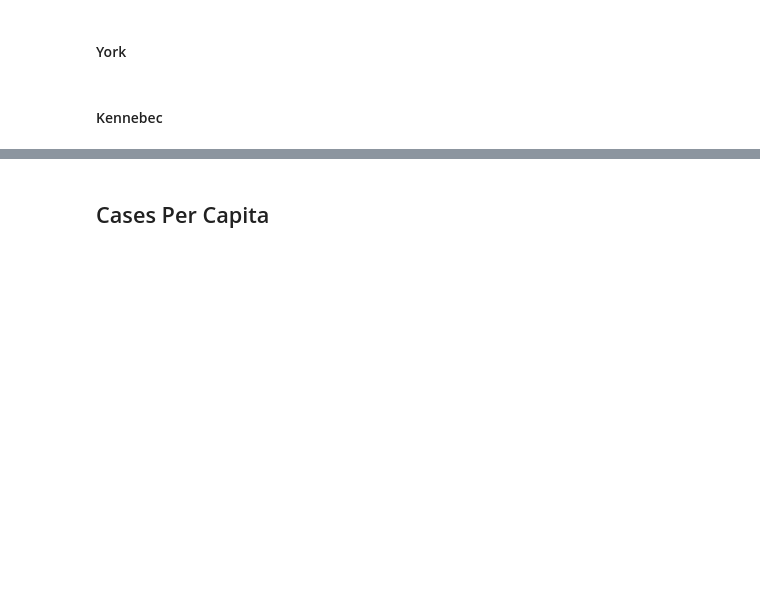
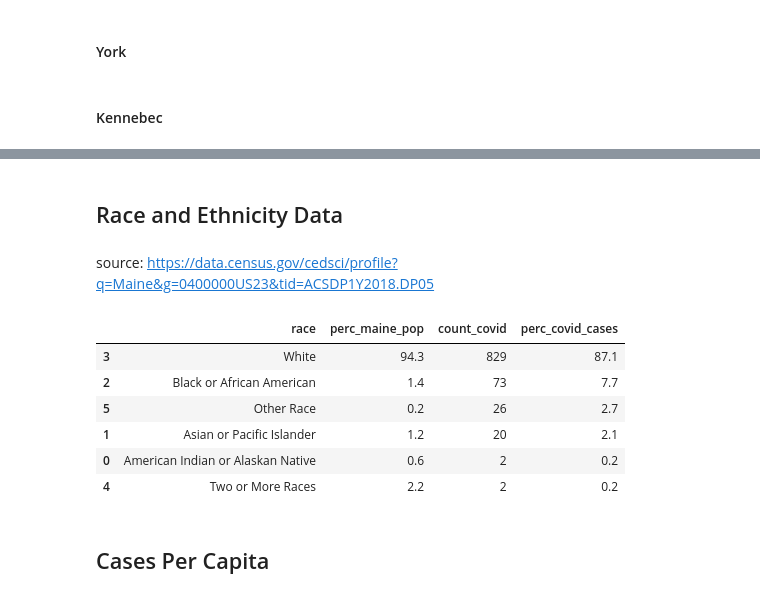
Before and after one commit to balmandhunter/covid, a Jupyter notebook: maine_covid_data.ipynb, the cells around one changed output, grey strips where cells are left out. Saved outputs shown, nothing was run; the diff lists cells and outputs as text; code cells hidden in the pictures; blank space fills up the shorter version.

Commit message:
add ethnicity

```diff
--- a/maine_covid_data.ipynb
+++ b/maine_covid_data.ipynb
@@ -537,0 +520,23 @@ bar_chart.render_to_file('plots/kennebec_cases.svg')                          #
+# %% [markdown]
+## Race and Ethnicity Data
+# %% [markdown]
+source: https://data.census.gov/cedsci/profile?q=Maine&g=0400000US23&tid=ACSDP1Y2018.DP05
+# %%
+df_ethnicity = pd.DataFrame.from_dict({'race':['American Indian or Alaskan Native', 'Asian or Pacific Islander',
+                         'Black or African American', 'White', 'Two or More Races', 'Other Race'],
+                 'perc_maine_pop': [0.6, 1.2, 1.4, 94.3, 2.2, 0.2],
+                 'count_covid': [2, 20, 73, 829, 2, 26]
+                })
+# %%
+df_ethnicity['perc_covid_cases'] = round(df_ethnicity.count_covid/df_ethnicity.count_covid.sum()*100, 1)
+# %%
+df_ethnicity.sort_values(by=['perc_covid_cases'], ascending=False, inplace=True)
+df_ethnicity
+# %% [output]
+|  | race | perc_maine_pop | count_covid | perc_covid_cases |
+| 3 | White | 94.3 | 829 | 87.1 |
+| 2 | Black or African American | 1.4 | 73 | 7.7 |
+| 5 | Other Race | 0.2 | 26 | 2.7 |
+| 1 | Asian or Pacific Islander | 1.2 | 20 | 2.1 |
+| 0 | American Indian or Alaskan Native | 0.6 | 2 | 0.2 |
+| 4 | Two or More Races | 2.2 | 2 | 0.2 |
```
Also changed, not shown: parts of 5 cells of this notebook.
